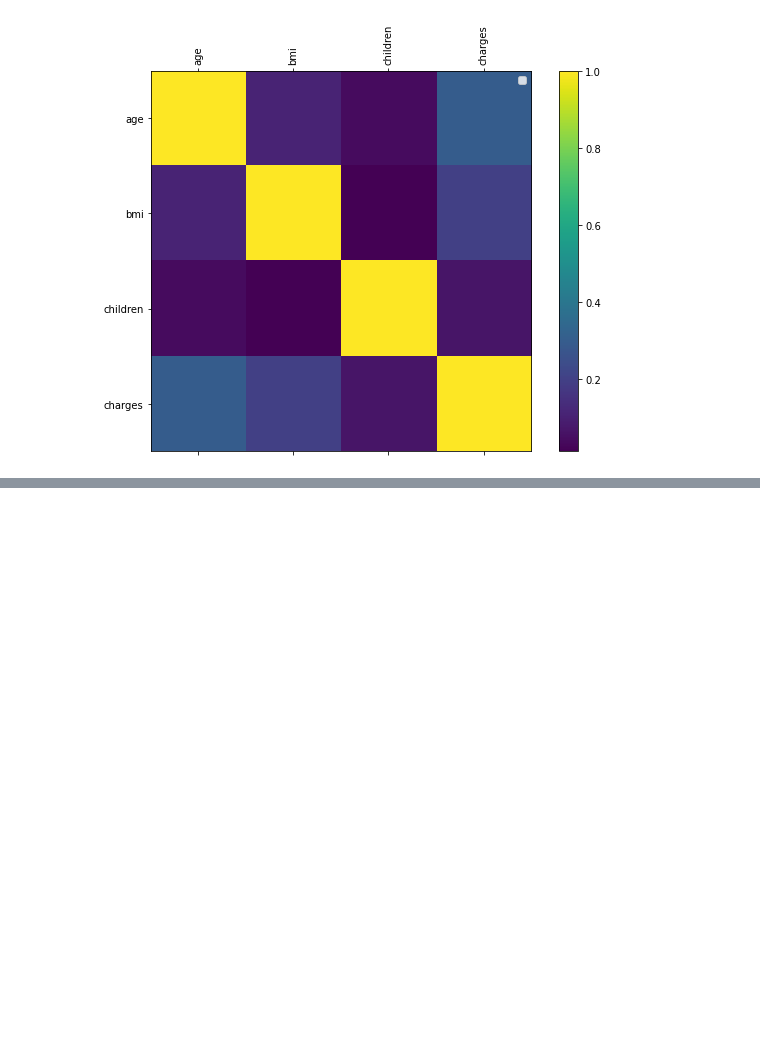
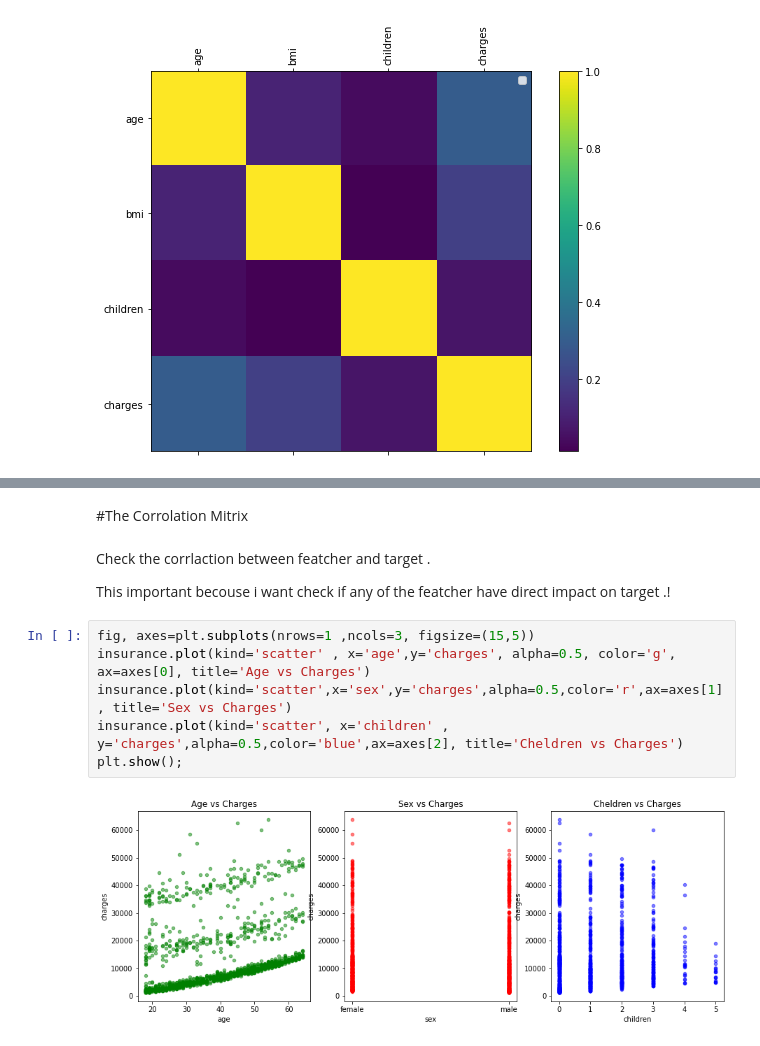
Before and after one commit to meshalalsultan/Regresstion_Insurance_Tensoflow, a Jupyter notebook: Insurance_with_Tensorflow.ipynb, the cells around one changed output, grey strips where cells are left out. Drawn from its saved outputs; the diff is of its cells as text; blank space fills up the shorter version.

```diff
--- a/Insurance_with_Tensorflow.ipynb
+++ b/Insurance_with_Tensorflow.ipynb
@@ -101,0 +126,14 @@ No handles with labels found to put in legend.
+# %% [markdown]
+#The Corrolation Mitrix
+# %% [markdown]
+Check the corrlaction between featcher and target .
+
+This important becouse i want check if any of the featcher have direct impact on target .!
+# %%
+fig, axes=plt.subplots(nrows=1 ,ncols=3, figsize=(15,5))
+insurance.plot(kind='scatter' , x='age',y='charges', alpha=0.5, color='g', ax=axes[0], title='Age vs Charges')
+insurance.plot(kind='scatter',x='sex',y='charges',alpha=0.5,color='r',ax=axes[1], title='Sex vs Charges')
+insurance.plot(kind='scatter', x='children' , y='charges',alpha=0.5,color='blue',ax=axes[2], title='Cheldren vs Charges')
+plt.show();
+# %% [output]
+[figure, added]
```
Also changed, not shown: parts of 100 cells of this notebook.
